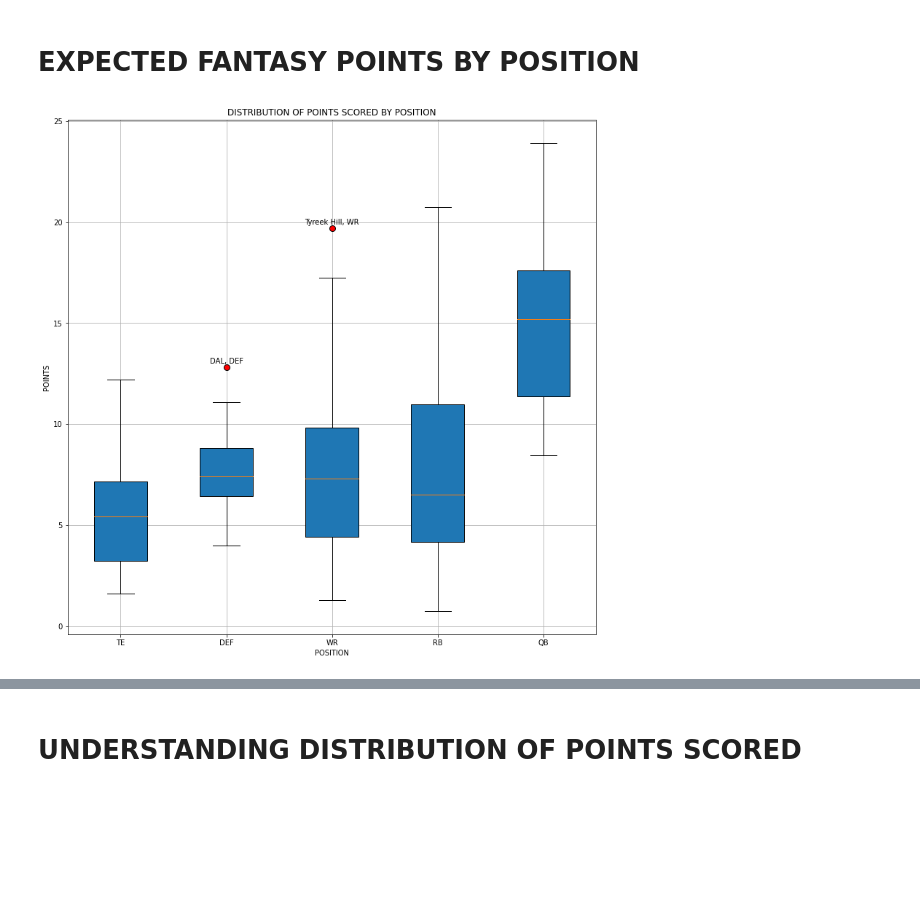
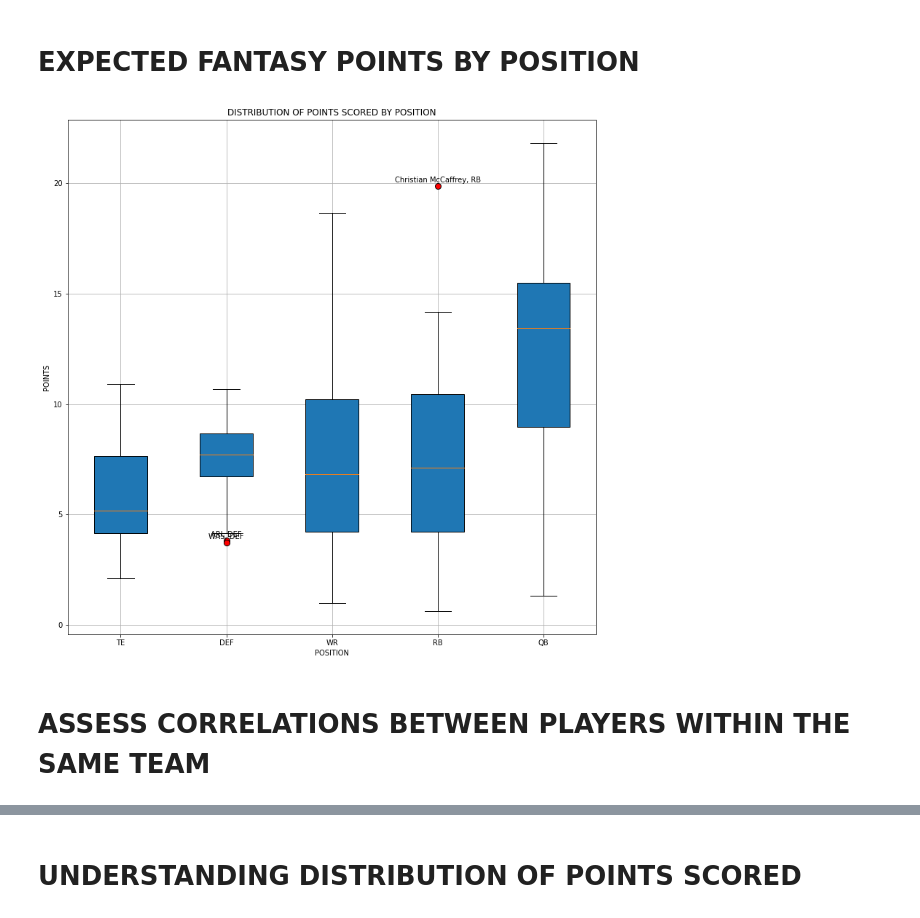
Before and after one commit to mkralis123/FantasyResearch, a Jupyter notebook: FantasyResearch.ipynb, the cells around one changed output, grey strips where cells are left out. Cells and saved outputs as stored; diff of their text form; code cells hidden in the pictures; blank space fills up the shorter version.

Commit message:
Updating season data

```diff
--- a/FantasyResearch.ipynb
+++ b/FantasyResearch.ipynb
@@ -21,7 +23,7 @@ id_map = pd.read_csv('id_map.csv', index_col="Unnamed: 0")
 def contains_number(s):
     return any(i.isdigit() for i in s)
 
-LASTWEEK = 12
+LASTWEEK = 18
 season_data = []
 for week in range(1,LASTWEEK+1):
     week_stats = sp.Leagues.get_matchups(league_id, week)
@@ -146,27 +78,30 @@ CHI
 # %% [markdown]
 # EXPECTED FANTASY POINTS BY POSITION
 # %%
-all_positions = ['TE', 'DEF','WR','RB','QB']
+atmost = season_data[season_data.drop(columns='Team').eq(0).sum(axis=1).lt(np.ceil(LASTWEEK/2))] # <==== Players must play at least some games
 
 plots = []
 for pos in all_positions:
     temp = atmost.T.filter(like = f', {pos}').T.filter(like = 'Week').mean(axis = 1)
     plots.append(temp)
 
 
 plt.figure(figsize=(13, 13))
 plt.grid()
 boxplot = plt.boxplot(plots, labels=all_positions, patch_artist=True, flierprops=dict(marker='o', markerfacecolor='red', markersize=8))
 def annotate_outliers(boxplot, labels):
     for i, flier in enumerate(boxplot['fliers']):
         x = flier.get_xdata()
         y = flier.get_ydata()
         if len(x) > 0:
-            plt.annotate(plots[i][plots[i]==float(y)].index[0], (x[0], y[0]), textcoords='offset points', xytext=(0, 5), ha='center')
+            for j in range(len(x)):
+                plt.annotate(plots[i][plots[i]==float(y[j])].index[0], (x[j], y[j]), textcoords='offset points', xytext=(0, 5), ha='center')
 annotate_outliers(boxplot, all_positions)
 plt.title('DISTRIBUTION OF POINTS SCORED BY POSITION')
 plt.xlabel('POSITION')
 plt.ylabel('POINTS')
 plt.show()
 # %% [output]
-[figure, old version]
+[figure, new version]
+# %% [markdown]
+# ASSESS CORRELATIONS BETWEEN PLAYERS WITHIN THE SAME TEAM
```
Also changed, not shown: parts of 8 cells of this notebook.
